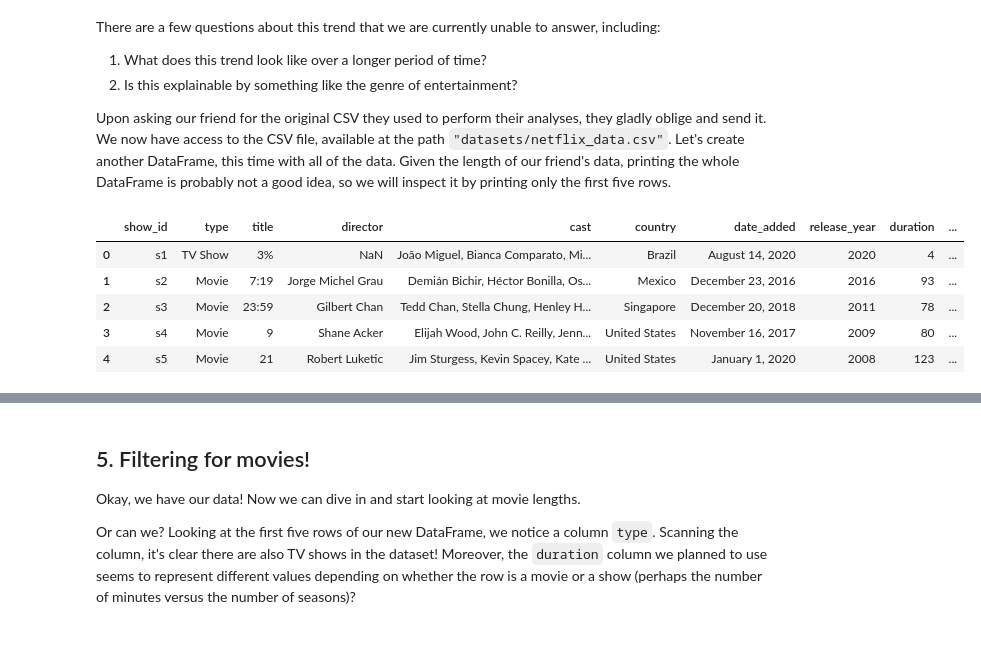
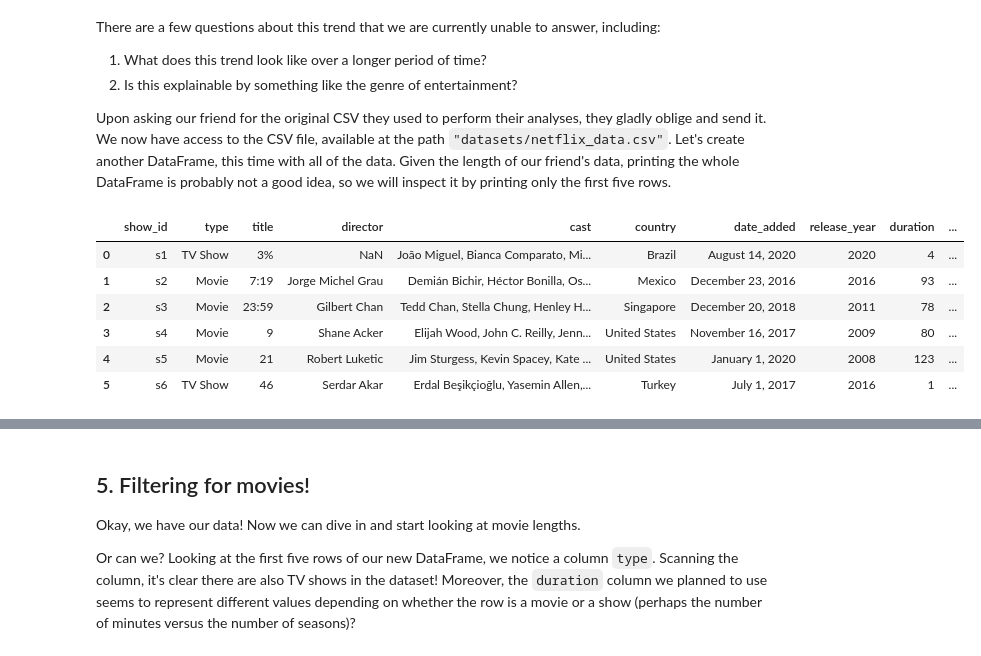
Before and after one commit to sarah835/Data_Analysis_nvestigating-Netflix-Movies-and-Guest-Stars-in-The-Office, a Jupyter notebook: notebook.ipynb, the cells around one changed output, grey strips where cells are left out. Saved outputs shown, nothing was run; the diff lists cells and outputs as text; code cells hidden in the pictures.

```diff
--- a/notebook.ipynb
+++ b/notebook.ipynb
@@ -80,13 +87,14 @@ plt.show()
 # %%
 # Read in the CSV as a DataFrame
 netflix_df = pd.read_csv("datasets/netflix_data.csv")
 
 # Print the first five rows of the DataFrame
-netflix_df[:5]
+netflix_df[:6]
 # %% [output]
 |  | show_id | type | title | director | cast | country | date_added | release_year | duration | ... |
 | 0 | s1 | TV Show | 3% | NaN | João Miguel, Bianca Comparato, Mi... | Brazil | August 14, 2020 | 2020 | 4 | ... |
 | 1 | s2 | Movie | 7:19 | Jorge Michel Grau | Demián Bichir, Héctor Bonilla, Os... | Mexico | December 23, 2016 | 2016 | 93 | ... |
 | 2 | s3 | Movie | 23:59 | Gilbert Chan | Tedd Chan, Stella Chung, Henley H... | Singapore | December 20, 2018 | 2011 | 78 | ... |
 | 3 | s4 | Movie | 9 | Shane Acker | Elijah Wood, John C. Reilly, Jenn... | United States | November 16, 2017 | 2009 | 80 | ... |
 | 4 | s5 | Movie | 21 | Robert Luketic | Jim Sturgess, Kevin Spacey, Kate ... | United States | January 1, 2020 | 2008 | 123 | ... |
+| 5 | s6 | TV Show | 46 | Serdar Akar | Erdal Beşikçioğlu, Yasemin Allen,... | Turkey | July 1, 2017 | 2016 | 1 | ... |
```
Also changed, not shown: parts of 11 cells of this notebook.
